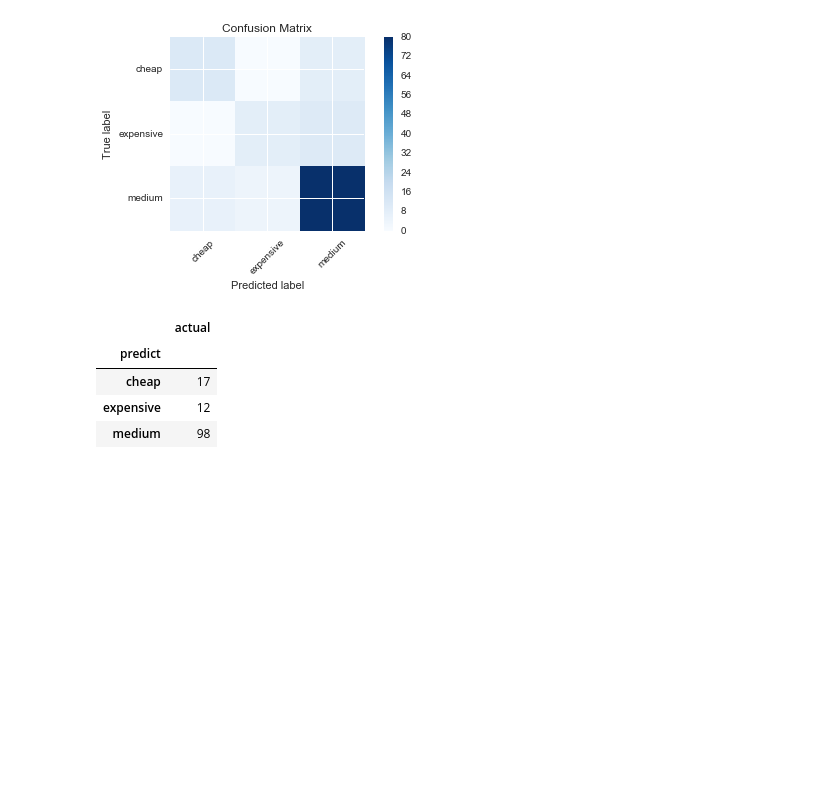
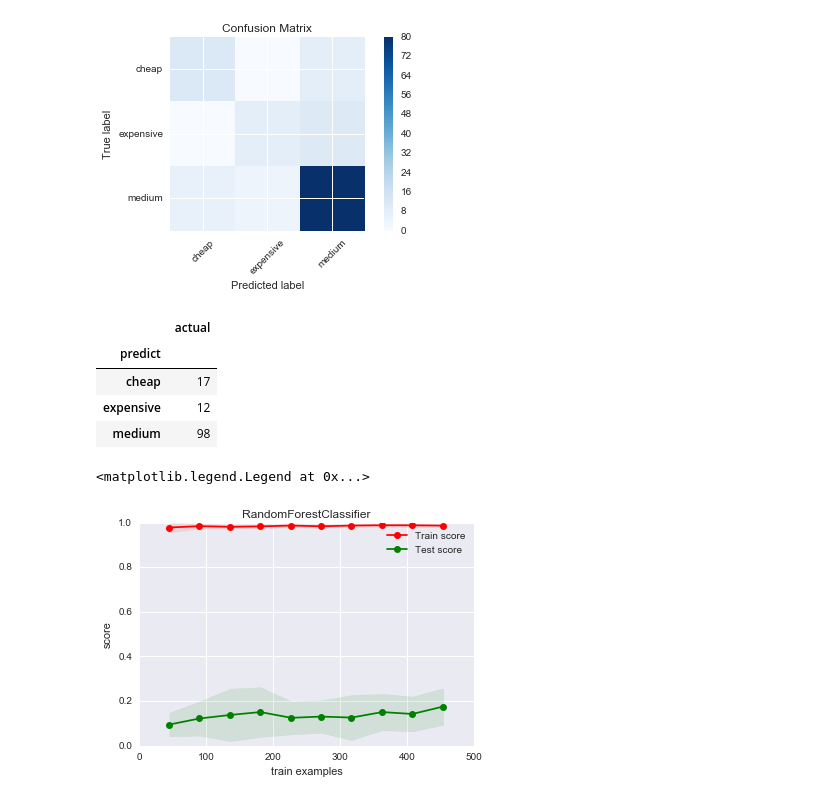
Before and after one commit to yennanliu/analysis, a Jupyter notebook: Boston_Housing_Data_analysis.ipynb, the cells around one changed output. Drawn from its saved outputs; the diff is of its cells as text; code cells hidden in the pictures; blank space fills up the shorter version.

```diff
--- a/Boston_Housing_Data_analysis.ipynb
+++ b/Boston_Housing_Data_analysis.ipynb
@@ -348,3 +322,18 @@ pd.DataFrame({'predict':knn.predict(X_test),'actual':y_test})
 | 125 | medium | medium |
 | 126 | expensive | medium |
 127 rows × 2 columns
+# %%
+# KNN  Neigh
+
+
+X = df[['CRIM', 'ZN', 'INDUS', 'CHAS', 'NOX', 'RM', 'AGE', 'DIS', 'RAD', 'TAX',
+       'PTRATIO', 'B', 'LSTAT']]
+Y = np.asarray(df['target'])
+
+
+X_train, X_test, y_train, y_test = train_test_split(X, Y, test_size=.25)
+
+neigh = KNeighborsRegressor(n_neighbors=2)
+neigh.fit(X_train, y_train)
+
+pd.DataFrame({'predict':neigh.predict(X_test), 'actual':y_test, 'predict_error':neigh.predict(X_test)-y_test})
@@ -390,3 +419,45 @@ dd.groupby('predict').count()
 | cheap | 17 |
 | expensive | 12 |
 | medium | 98 |
+# %%
+#Learning Curve - Forest
+
+forest = RF()
+
+# transform y from flaot to integer
+# ref https://www.kaggle.com/c/stumbleupon/forums/t/6132/problems-with-feature-selection
+y = np.array(y).astype(int)
+
+
+
+train_sizes, train_scores, test_scores = learning_curve(forest, X, y, cv=20,train_sizes=np.linspace(.1, 1., 10))
+
+train_scores_mean = np.mean(train_scores, axis=1)
+train_scores_std = np.std(train_scores, axis=1)
+test_scores_mean = np.mean(test_scores, axis=1)
+test_scores_std = np.std(test_scores, axis=1)
+
+plt.title("RandomForestClassifier")
+plt.legend(loc="best")
+plt.xlabel("Train examples")
+plt.ylabel("Score")
+#plt.ylim((0.1, 1.5))
+#plt.gca().invert_yaxis()
+
+
+
+plt.plot(train_sizes, train_scores_mean, 'o-', color="r", label="Train score")
+plt.plot(train_sizes, test_scores_mean, 'o-', color="g", label="Test score")
+
+
+plt.fill_between(train_sizes, train_scores_mean - train_scores_std, train_scores_mean + train_scores_std,
+                 alpha=0.1, color="r")
+plt.fill_between(train_sizes, test_scores_mean - test_scores_std, test_scores_mean + test_scores_std,
+                 alpha=0.1, color="g")
+plt.xlabel('train examples')
+plt.ylabel('score')
+plt.title("RandomForestClassifier")
+plt.legend(loc="best")
+# %% [output]
+<matplotlib.legend.Legend at 0x...>
+[figure, added]
```
Also changed, not shown: parts of 11 cells of this notebook.
